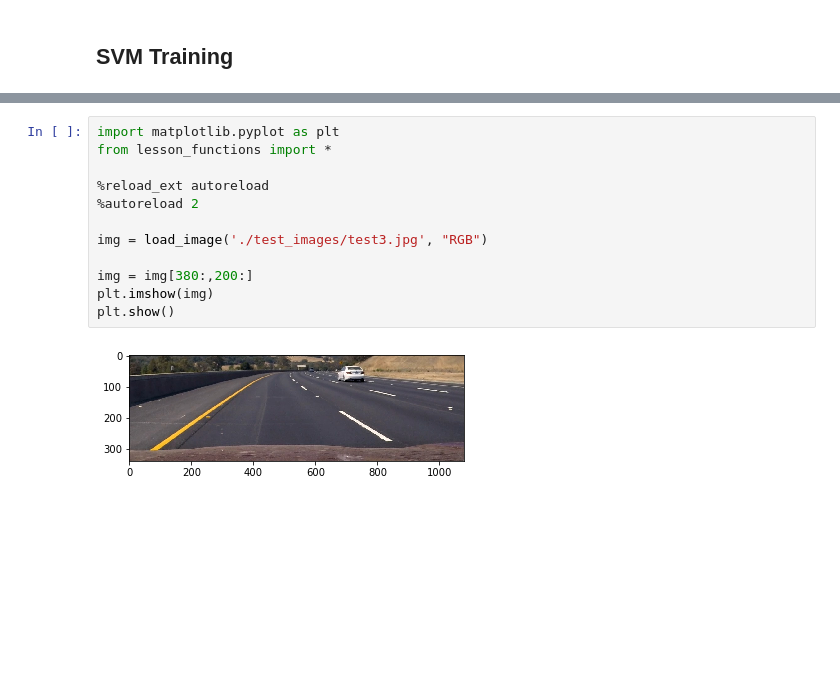
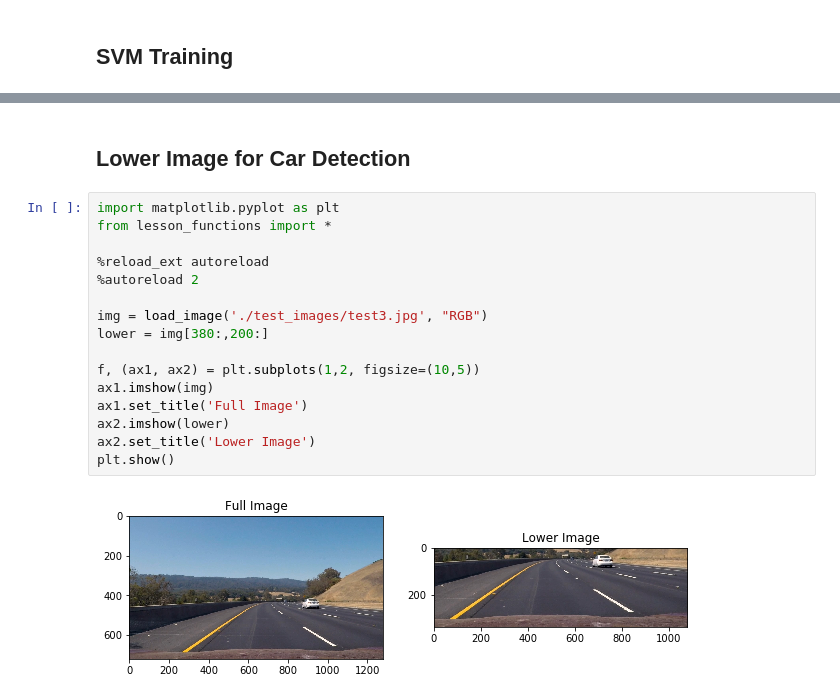
Before and after one commit to drganjoo/CarND-Vehicle-Detection, a Jupyter notebook: VehicleDetection.ipynb, the cells around one changed output, grey strips where cells are left out. Cells and saved outputs as stored; diff of their text form; blank space fills up the shorter version.

```diff
--- a/VehicleDetection.ipynb
+++ b/VehicleDetection.ipynb
@@ -439,15 +516,21 @@ print(svc.predict(scaled_img))
 [ 1.]
+# %% [markdown]
+## Lower Image for Car Detection
 # %%
 import matplotlib.pyplot as plt
 from lesson_functions import *
 
 %reload_ext autoreload
 %autoreload 2
 
 img = load_image('./test_images/test3.jpg', "RGB")
+lower = img[380:,200:]
 
-img = img[380:,200:]
-plt.imshow(img)
+f, (ax1, ax2) = plt.subplots(1,2, figsize=(10,5))
+ax1.imshow(img)
+ax1.set_title('Full Image')
+ax2.imshow(lower)
+ax2.set_title('Lower Image')
 plt.show()
 # %% [output]
-[figure, old version]
+[figure, new version]
```
Also changed, not shown: parts of 17 cells of this notebook, 3 other files.
